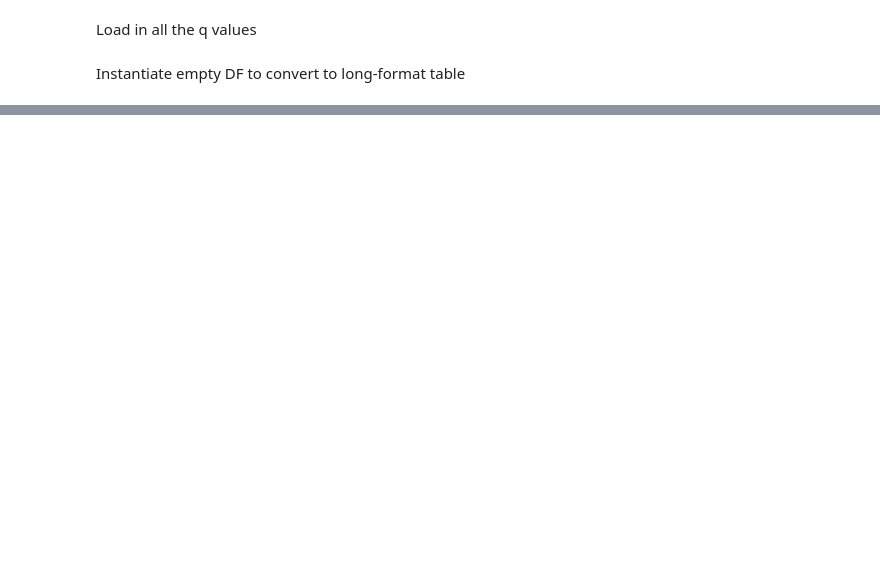
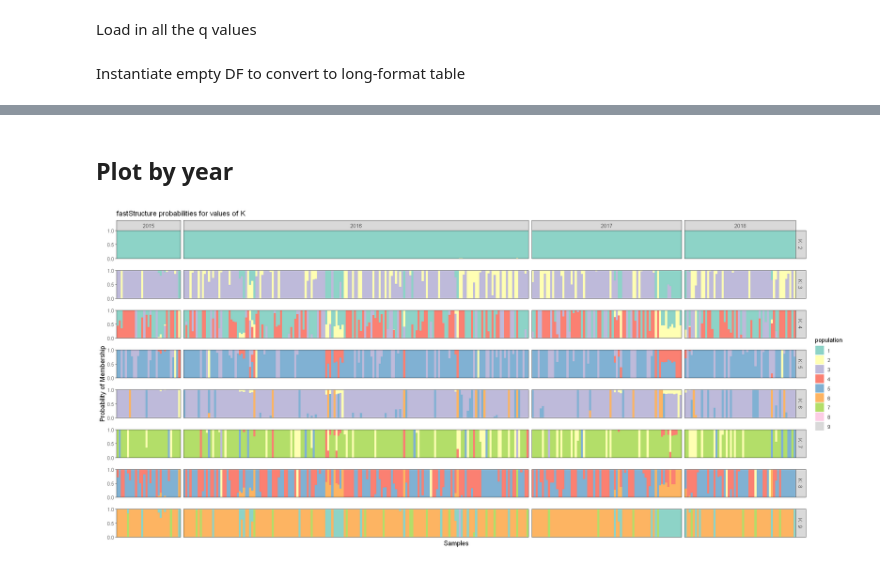
Before and after one commit to pdimens/2022-Tatlanticus_popgen, a Jupyter notebook: faststructure/faststructure.ipynb, the cells around one changed output, grey strips where cells are left out. Saved outputs shown, nothing was run; the diff lists cells and outputs as text; code cells hidden in the pictures; blank space fills up the shorter version.

```diff
--- a/faststructure/faststructure.ipynb
+++ b/faststructure/faststructure.ipynb
@@ -134,2 +139,28 @@ ggplot(fstruct.res, aes(fill = population, y = value, x = sample)) +
 # %%
 ggsave("faststructure.2-9.png", height = 7, width = 14, units = "in")
+# %% [markdown]
+##  Plot by year
+# %%
+ggplot(fstruct.res, aes(fill = population, y = value, x = sample)) +
+    ylab("Probability of Membership") +
+    geom_bar(position = "fill", stat = "identity", width = 1) +
+    coord_cartesian(ylim = c(0, 1), expand = FALSE, clip = "off") +
+    labs(title = "fastStructure probabilities for values of K") +
+    xlab("Samples") +
+    facet_grid(k~year, scales = "free_x", space = "free_x") +
+    scale_fill_manual(values = colors) +
+    scale_y_continuous(breaks = scales::pretty_breaks(n = 3)) +
+    theme_bw() +
+    theme(
+        axis.title = element_text(size=12),
+        axis.text.x = element_blank(),
+        axis.ticks.x = element_blank(),
+        strip.text = element_text(size = 10),
+        panel.grid.major = element_blank(),
+        panel.background = element_blank(),
+        panel.grid.minor = element_blank(),
+        panel.spacing.y = unit(1.5, "lines"),
+        plot.margin = unit(c(5.5, 5.5, 30, 5.5), "pt")
+    )
+# %% [output]
+[figure, added]
```
Also changed, not shown: parts of 13 cells of this notebook, 2 other files.
